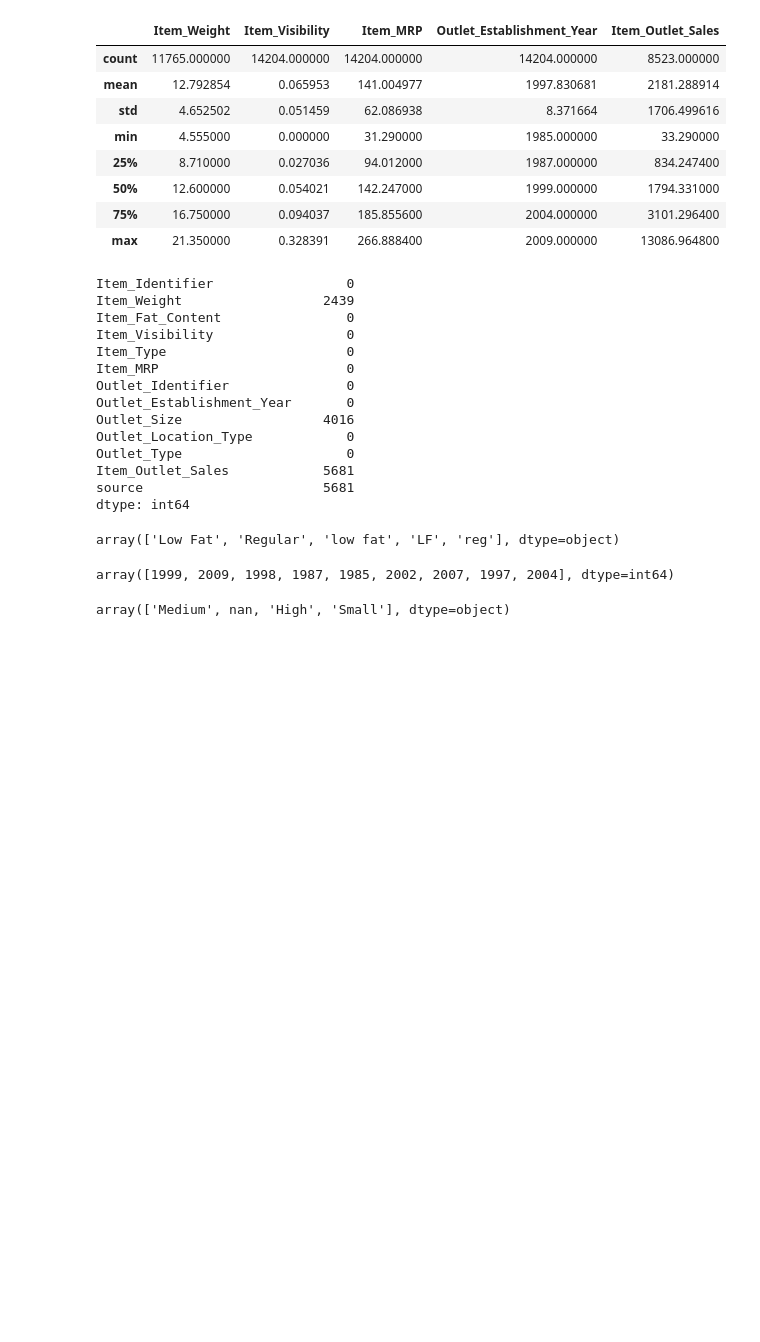
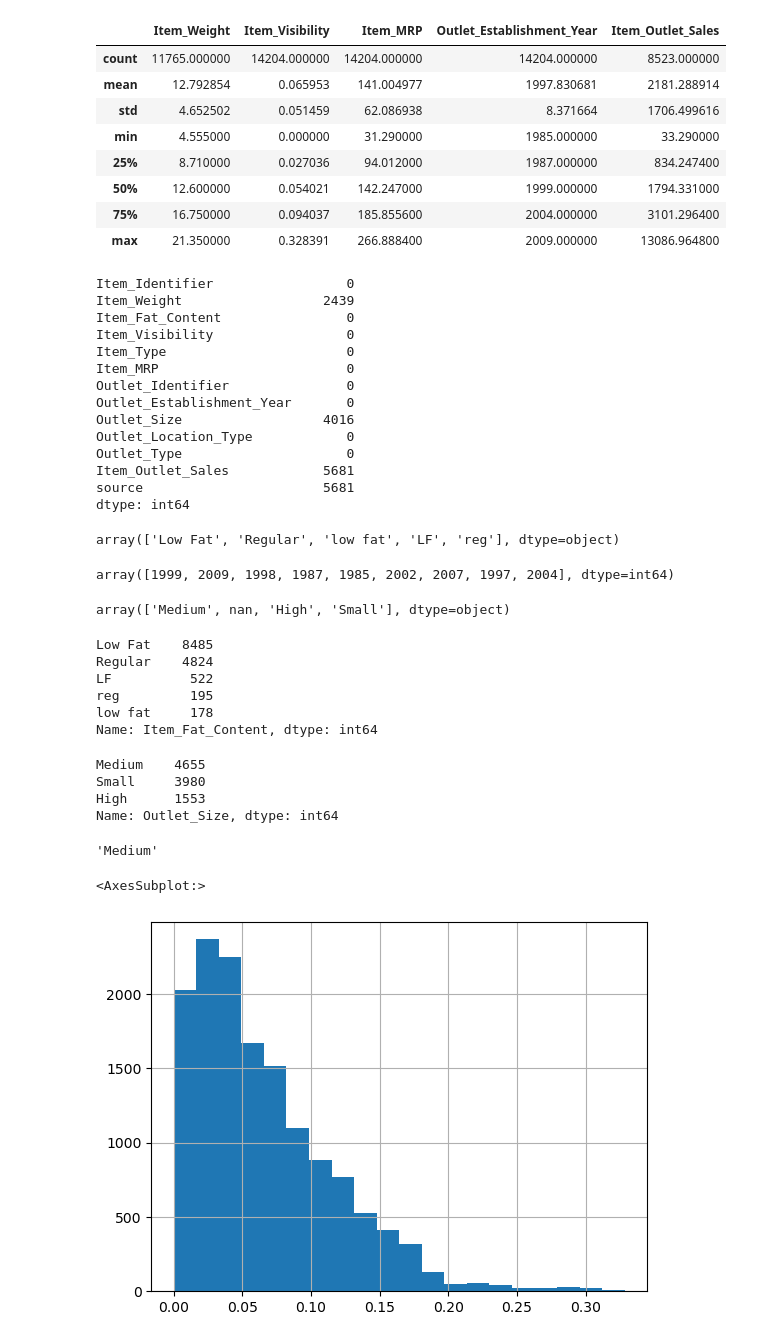
Before and after one commit to SebastianRiedl/SupermarketAnalysis, a Jupyter notebook: Bigmart.ipynb, the cells around one changed output. Drawn from its saved outputs; the diff is of its cells as text; code cells hidden in the pictures; blank space fills up the shorter version.

```diff
--- a/Bigmart.ipynb
+++ b/Bigmart.ipynb
@@ -94,4 +94,31 @@ data["Outlet_Size"].unique()
 # %% [output]
 array(['Medium', nan, 'High', 'Small'], dtype=object)
 # %%
-data{
+data["Item_Fat_Content"].value_counts()
+# %% [output]
+Low Fat    8485
+Regular    4824
+LF          522
+reg         195
+low fat     178
+Name: Item_Fat_Content, dtype: int64
+# %%
+data["Outlet_Size"].value_counts()
+# %% [output]
+Medium    4655
+Small     3980
+High      1553
+Name: Outlet_Size, dtype: int64
+# %%
+data["Outlet_Size"].mode()[0]
+# %% [output]
+'Medium'
+# %%
+data["Outlet_Size"] = data["Outlet_Size"].fillna(data["Outlet_Size"].mode()[0])
+# %%
+data["Item_Weight"] = data["Item_Weight"].fillna(data["Item_Weight"].mean())
+# %%
+data["Item_Visibility"].hist(bins=20)
+# %% [output]
+<AxesSubplot:>
+[figure, added]
```
Also changed, not shown: parts of 30 cells of this notebook.
